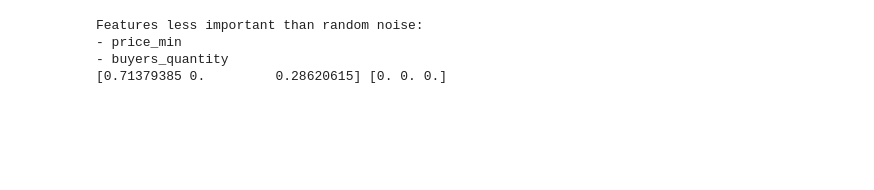
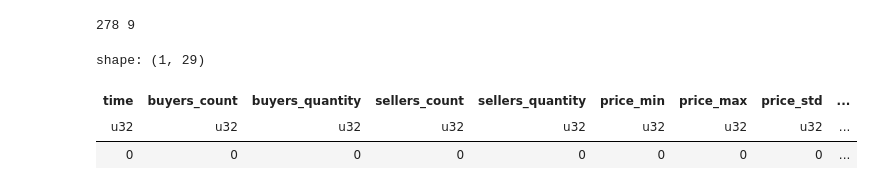
Before and after one commit to Joarnixon/Tinkoff-Trade-Assistant, a Jupyter notebook: tests.ipynb, the cells around one changed output. Drawn from its saved outputs; the diff is of its cells as text; code cells hidden in the pictures; blank space fills up the shorter version.

```diff
--- a/tests.ipynb
+++ b/tests.ipynb
@@ -20,2 +32,2 @@ select_features = SelectFeatures(cfg)
 # %%
-sh = dm.load_share('BBG0100R9963')
+sh = dm.load_share('BBG000RJWGC4')
@@ -39,2 +33,0 @@ for j in range(5000):
-# %%
-sh = pl.DataFrame(points, schema=sh.columns)
@@ -41,2 +38,2 @@ sh = pl.DataFrame(points, schema=sh.columns)
 # %%
-sh, labels = dl.label_dataset(sh)
+sh, labels = dl.fit(sh)
@@ -46,7 +40,13 @@ for i in range(3000):
-# %%
-select_features(sh.select(['price_last', 'price_min', 'buyers_quantity']), labels)
-# %% [output]
-Features less important than random noise:
-- price_min
-- buyers_quantity
-[0.71379385 0.         0.28620615] [0. 0. 0.]
+# %%
+print(len(sh), len(labels[labels == 1]))
+# %% [output]
+278 9
+# %%
+sh = validate(sh)
+# %%
+sh.fill_nan(None).null_count()
+# %% [output]
+shape: (1, 29)
+| time | buyers_count | buyers_quantity | sellers_count | sellers_quantity | price_min | price_max | price_std | ... |
+| u32 | u32 | u32 | u32 | u32 | u32 | u32 | u32 | ... |
+| 0 | 0 | 0 | 0 | 0 | 0 | 0 | 0 | ... |
```
Also changed, not shown: parts of 27 cells of this notebook, 20 other files.
